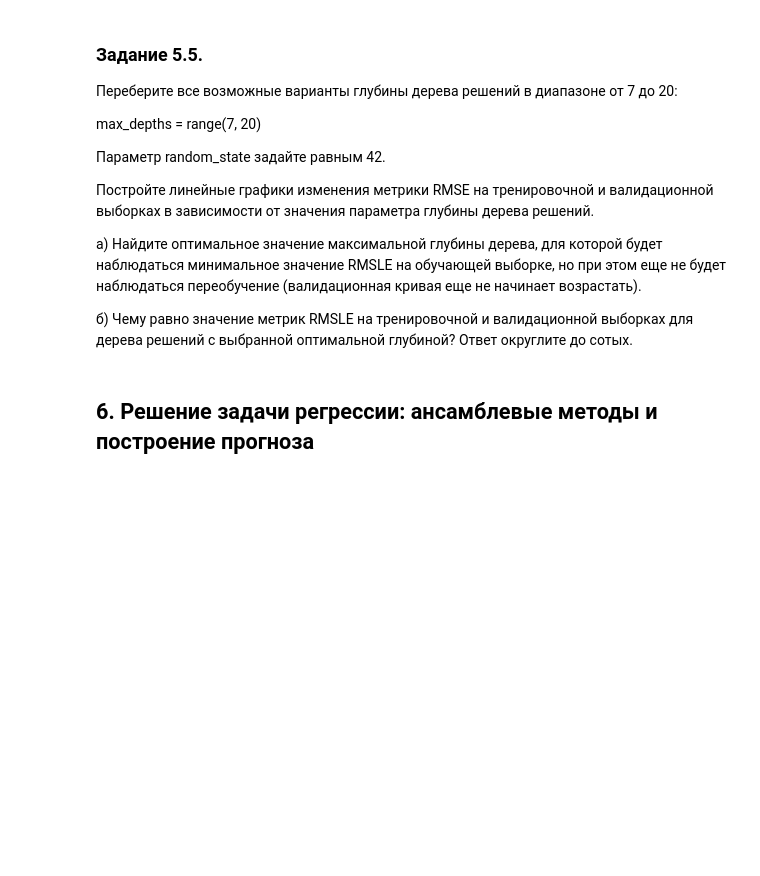
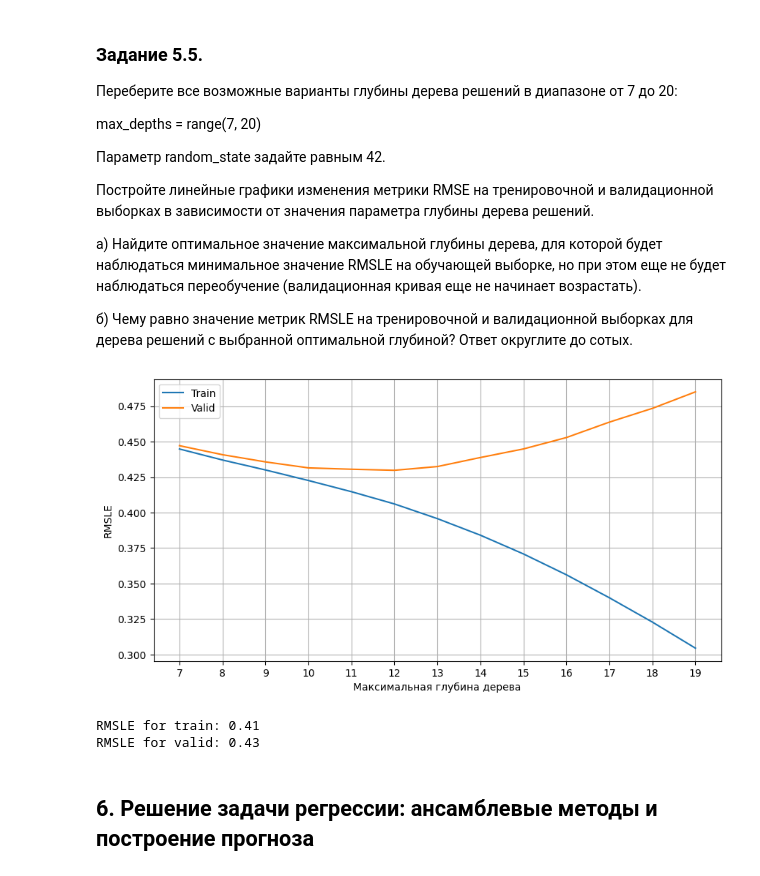
Before and after one commit to vokhmianin-da/Project-5-Regression, a Jupyter notebook: Project-5.ipynb, the cells around one changed output. Cells and saved outputs as stored; diff of their text form; code cells hidden in the pictures; blank space fills up the shorter version.

```diff
--- a/Project-5.ipynb
+++ b/Project-5.ipynb
@@ -926,0 +996,7 @@ X_train, X_valid, y_train_log, y_valid_log = model_selection.train_test_split(
+# %%
+scaler = preprocessing.MinMaxScaler()
+scaler.fit(X_train)
+X_train_scaled = pd.DataFrame(scaler.transform(X_train), columns=X_train.columns)
+X_valid_scaled = pd.DataFrame(scaler.transform(X_valid), columns=X_valid.columns)
+
+print(round(X_valid_scaled[X_valid.columns[0]].mean(), 2))
@@ -963,0 +1071,8 @@ $$RMSLE = \sqrt{\frac{1}{n}\sum_{i=1}^n(z_i-\hat{z_i})^2}=\sqrt{MSE(z_i,\hat{z_i
+# %%
+ridge = linear_model.Ridge(alpha=1)
+ridge.fit(X_train_scaled_poly, y_train_log)
+y_train_log_pred = ridge.predict(X_train_scaled_poly)
+y_valid_log_pred = ridge.predict(X_valid_scaled_poly)
+
+print('RMSLE for train:', round(np.sqrt(metrics.mean_squared_error(y_train_log, y_train_log_pred)), 2))
+print('RMSLE for valid:', round(np.sqrt(metrics.mean_squared_error(y_valid_log, y_valid_log_pred)), 2))
@@ -972,0 +1089,9 @@ $$RMSLE = \sqrt{\frac{1}{n}\sum_{i=1}^n(z_i-\hat{z_i})^2}=\sqrt{MSE(z_i,\hat{z_i
+# %%
+dt_model = tree.DecisionTreeRegressor()
+dt_model.fit(X_train_scaled, y_train_log)
+
+y_train_log_pred = dt_model.predict(X_train_scaled)
+y_valid_log_pred = dt_model.predict(X_valid_scaled)
+
+print('RMSLE for train:', round(np.sqrt(metrics.mean_squared_error(y_train_log, y_train_log_pred)), 2))
+print('RMSLE for valid:', round(np.sqrt(metrics.mean_squared_error(y_valid_log, y_valid_log_pred)), 2))
@@ -988,3 +1116,38 @@ max_depths = range(7, 20)
+# %%
+max_depths = range(7, 20)
+train_scores = []
+valid_scores = []
+
+for max_depth in max_depths:
+    dt = tree.DecisionTreeRegressor(max_depth=max_depth)
+    dt.fit(X_train_scaled, y_train_log)
+    y_train_log_pred = dt.predict(X_train_scaled)
+    y_valid_log_pred = dt.predict(X_valid_scaled)
+    train_scores.append(np.sqrt(metrics.mean_squared_error(y_train_log, y_train_log_pred)))
+    valid_scores.append(np.sqrt(metrics.mean_squared_error(y_valid_log, y_valid_log_pred)))
+
+fig, ax = plt.subplots(figsize=(10, 5))
+sns.lineplot(x=max_depths, y=train_scores, label='Train')
+sns.lineplot(x=max_depths, y=valid_scores, label='Valid')
+ax.set_xlabel('Максимальная глубина дерева')
+ax.set_ylabel('RMSLE')
+ax.set_xticks(max_depths)
+ax.grid()
+# %% [output]
+[figure, added]
+# %%
+# Модель с оптимальной глубиной
+dt_model = tree.DecisionTreeRegressor(max_depth=12)
+dt_model.fit(X_train_scaled, y_train_log)
+
+y_train_log_pred = dt_model.predict(X_train_scaled)
+y_valid_log_pred = dt_model.predict(X_valid_scaled)
+
+print('RMSLE for train:', round(np.sqrt(metrics.mean_squared_error(y_train_log, y_train_log_pred)), 2))
+print('RMSLE for valid:', round(np.sqrt(metrics.mean_squared_error(y_valid_log, y_valid_log_pred)), 2))
+# %% [output]
+RMSLE for train: 0.41
+RMSLE for valid: 0.43
 # %% [markdown]
 ## 6. Решение задачи регрессии: ансамблевые методы и построение прогноза
 # %% [markdown]
```
Also changed, not shown: parts of 46 cells of this notebook.
